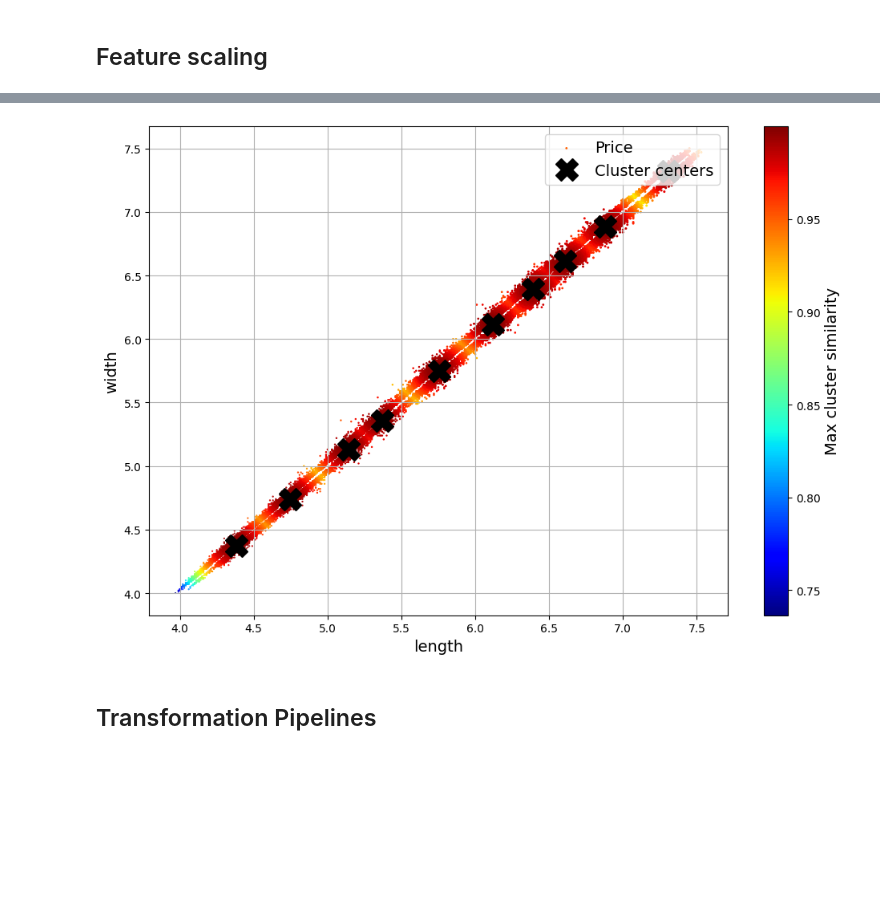
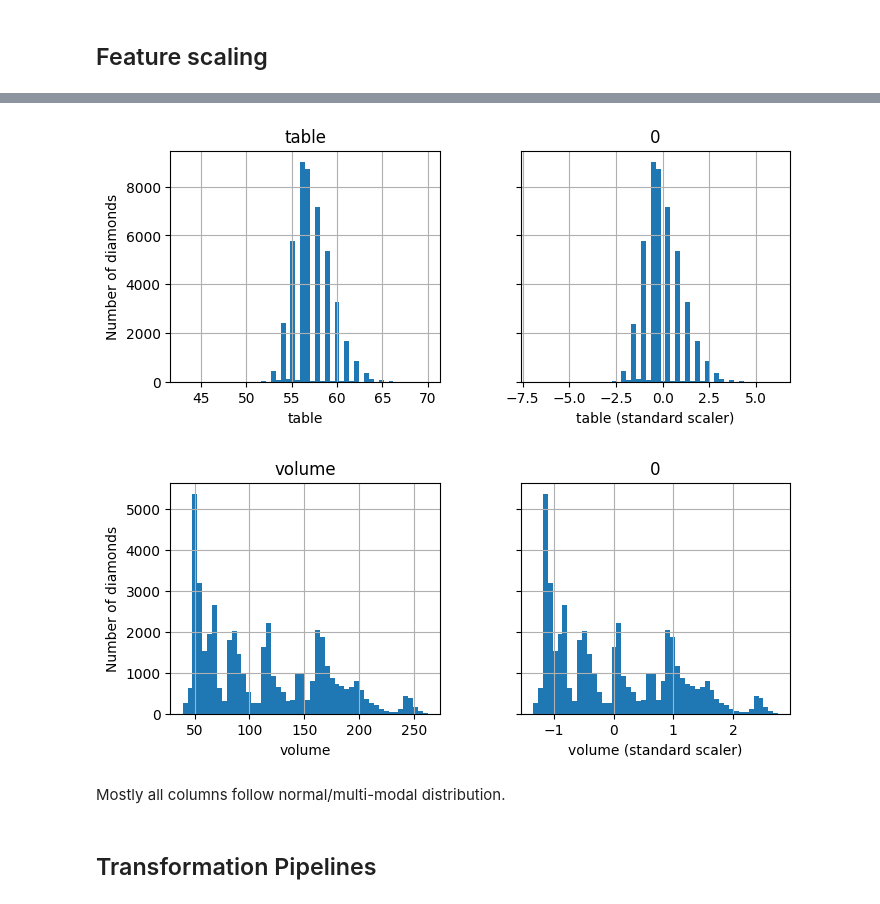
Before and after one commit to Yashsethi24/Regression-diamond-prices, a Jupyter notebook: End_to_End_ML_project.ipynb, the cells around one changed output, grey strips where cells are left out. Drawn from its saved outputs; the diff is of its cells as text; code cells hidden in the pictures; blank space fills up the shorter version.

```diff
--- a/End_to_End_ML_project.ipynb
+++ b/End_to_End_ML_project.ipynb
@@ -717,21 +548,33 @@ data.head()
-# %%
-# extra code – this cell generates Figure 2–19
-data["Max cluster similarity"] = similarities.max(axis=1)
-
-data.plot(kind="scatter", x="length", y="width", grid=True,
-                     s=data["carat"], label="Price",
-                     c="Max cluster similarity",
-                     cmap="jet", colorbar=True,
-                     legend=True, sharex=False, figsize=(10, 7))
-plt.plot(cluster_simil.kmeans_.cluster_centers_[:, 1],
-         cluster_simil.kmeans_.cluster_centers_[:, 0],
-         linestyle="", color="black", marker="X", markersize=20,
-         label="Cluster centers")
-plt.legend(loc="upper right")
-save_fig("district_cluster_plot")
-plt.show()
-# %% [output]
-[figure, removed]
+# %%
+from sklearn.preprocessing import StandardScaler
+
+std_scaler = StandardScaler()
+table_std_scaled = std_scaler.fit_transform(data[['table']])
+fig, axs = plt.subplots(1, 2, figsize=(8, 3), sharey=True)
+data[['table']].hist(ax=axs[0], bins=50)
+pd.DataFrame(table_std_scaled).hist(ax=axs[1], bins=50)
+axs[0].set_xlabel("table")
+axs[1].set_xlabel("table (standard scaler)")
+axs[0].set_ylabel("Number of diamonds")
+plt.show()
+# %% [output]
+[figure, added]
+# %%
+from sklearn.preprocessing import StandardScaler
+
+std_scaler = StandardScaler()
+volume_std_scaled = std_scaler.fit_transform(data[['volume']])
+fig, axs = plt.subplots(1, 2, figsize=(8, 3), sharey=True)
+data[['volume']].hist(ax=axs[0], bins=50)
+pd.DataFrame(volume_std_scaled).hist(ax=axs[1], bins=50)
+axs[0].set_xlabel("volume")
+axs[1].set_xlabel("volume (standard scaler)")
+axs[0].set_ylabel("Number of diamonds")
+plt.show()
+# %% [output]
+[figure, added]
+# %% [markdown]
+Mostly all columns follow normal/multi-modal distribution.
 # %% [markdown]
 ## Transformation Pipelines
 # %% [markdown]
```
Also changed, not shown: parts of 78 cells of this notebook.
